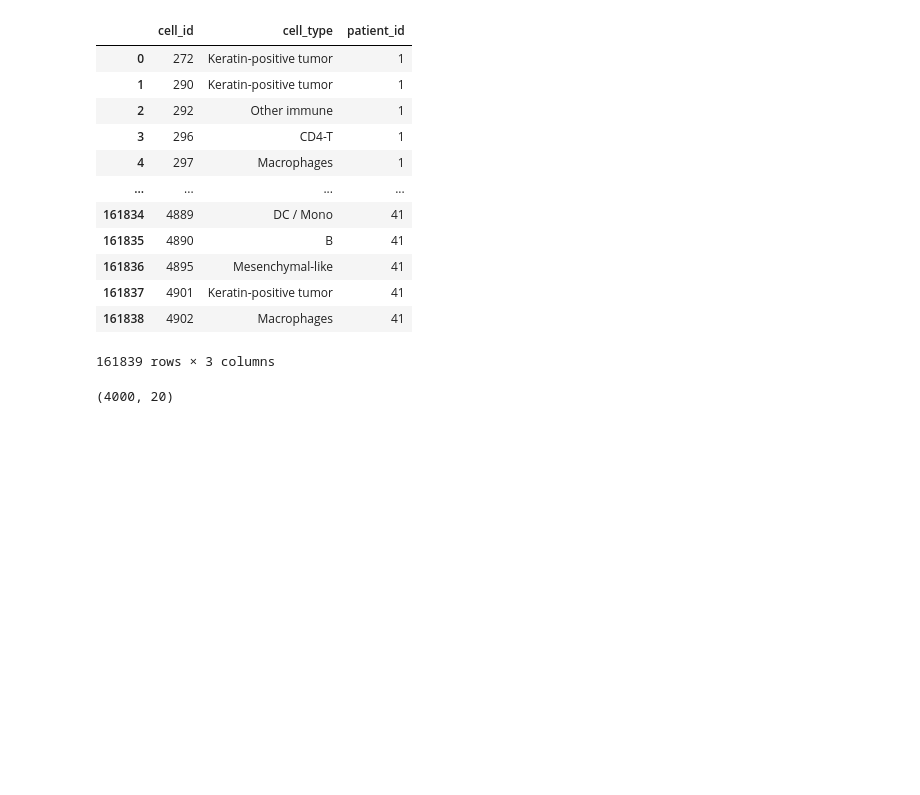
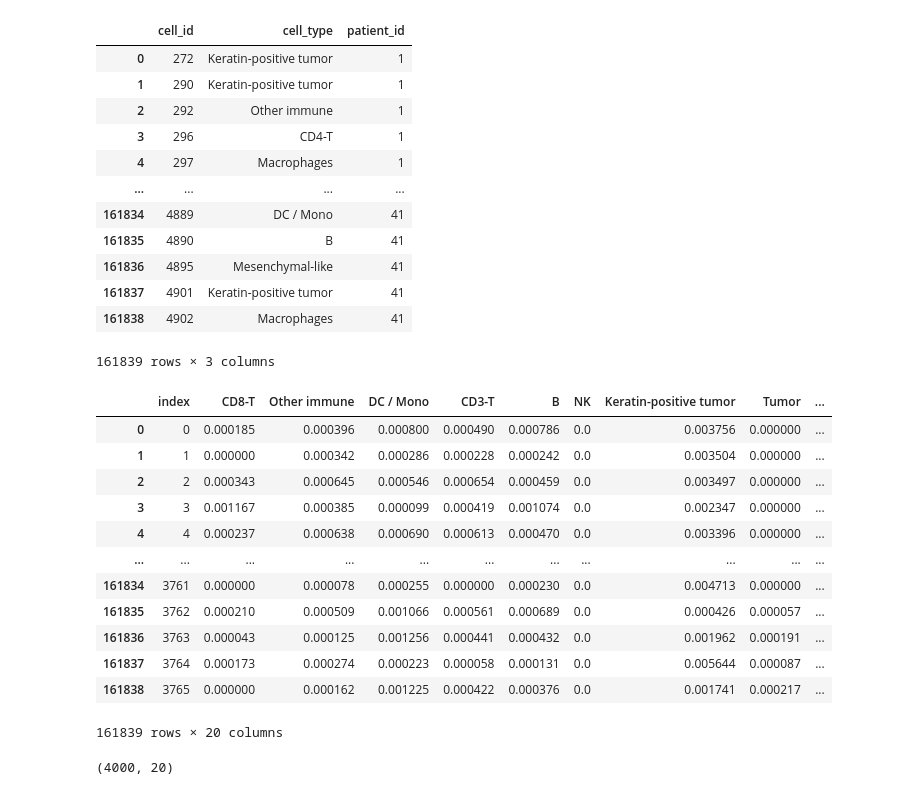
Before and after one commit to jhausserlab/NIPMAP, a Jupyter notebook: TMENS_analysis/notebooks/keren_building_blocks_analysis/sites_patient_mapper.ipynb, the cells around one changed output. Saved outputs shown, nothing was run; the diff lists cells and outputs as text; code cells hidden in the pictures; blank space fills up the shorter version.

```diff
--- a/TMENS_analysis/notebooks/keren_building_blocks_analysis/sites_patient_mapper.ipynb
+++ b/TMENS_analysis/notebooks/keren_building_blocks_analysis/sites_patient_mapper.ipynb
@@ -42,4 +42,7 @@ RANDOM_SEED = 1022
 # %%
 # Generating the sites centered on cells and cell abundance
 #patient_ids = [1]
-abundance_matrix_center_cells = generate_abundance_matrix(CELL_TYPES, patient_ids, N_SITE, RADIUS, METHOD,center_sites_cells=True, root=ROOT_DATA_PATH, random_seed=RANDOM_SEED)
+# Including cells at the border: border=True
+abundance_matrix_center_cells = generate_abundance_matrix(CELL_TYPES, patient_ids, N_SITE, RADIUS,
+                                                          METHOD,center_sites_cells=True, border=True,root=ROOT_DATA_PATH,
+                                                          random_seed=RANDOM_SEED)
@@ -84,4 +107,28 @@ df
 ## Export dataframe in csv format
 df
 df.to_csv("/scratch/anissa.el/ImmuneStates/data_BB/site_centered_cells2.csv", index=False, header=True)#df.to_csv("{}/site_cells.csv".format(ROOT_OUTPUT_CSV_PATH), index=False, header=True)
+# %%
+df_cellAb= pd.DataFrame()
+for c in abundance_matrix_center_cells:
+    ab_df = pd.DataFrame(c.abundance_matrix,columns = CELL_TYPES)
+    ab_df['site_id'] = np.arange(len(ab_df))
+    ab_df['patient_id'] = c.patient_id
+    df_cellAb= df_cellAb.append(ab_df)
+
+df_cellAb = df_cellAb.reset_index()
+df_cellAb
+# %% [output]
+|  | index | CD8-T | Other immune | DC / Mono | CD3-T | B | NK | Keratin-positive tumor | Tumor | ... |
+| 0 | 0 | 0.000185 | 0.000396 | 0.000800 | 0.000490 | 0.000786 | 0.0 | 0.003756 | 0.000000 | ... |
+| 1 | 1 | 0.000000 | 0.000342 | 0.000286 | 0.000228 | 0.000242 | 0.0 | 0.003504 | 0.000000 | ... |
+| 2 | 2 | 0.000343 | 0.000645 | 0.000546 | 0.000654 | 0.000459 | 0.0 | 0.003497 | 0.000000 | ... |
+| 3 | 3 | 0.001167 | 0.000385 | 0.000099 | 0.000419 | 0.001074 | 0.0 | 0.002347 | 0.000000 | ... |
+| 4 | 4 | 0.000237 | 0.000638 | 0.000690 | 0.000613 | 0.000470 | 0.0 | 0.003396 | 0.000000 | ... |
+| ... | ... | ... | ... | ... | ... | ... | ... | ... | ... | ... |
+| 161834 | 3761 | 0.000000 | 0.000078 | 0.000255 | 0.000000 | 0.000230 | 0.0 | 0.004713 | 0.000000 | ... |
+| 161835 | 3762 | 0.000210 | 0.000509 | 0.001066 | 0.000561 | 0.000689 | 0.0 | 0.000426 | 0.000057 | ... |
+| 161836 | 3763 | 0.000043 | 0.000125 | 0.001256 | 0.000441 | 0.000432 | 0.0 | 0.001962 | 0.000191 | ... |
+| 161837 | 3764 | 0.000173 | 0.000274 | 0.000223 | 0.000058 | 0.000131 | 0.0 | 0.005644 | 0.000087 | ... |
+| 161838 | 3765 | 0.000000 | 0.000162 | 0.001225 | 0.000422 | 0.000376 | 0.0 | 0.001741 | 0.000217 | ... |
+161839 rows × 20 columns
 # %%
```
Also changed, not shown: parts of 4 cells of this notebook, 34 other files.
